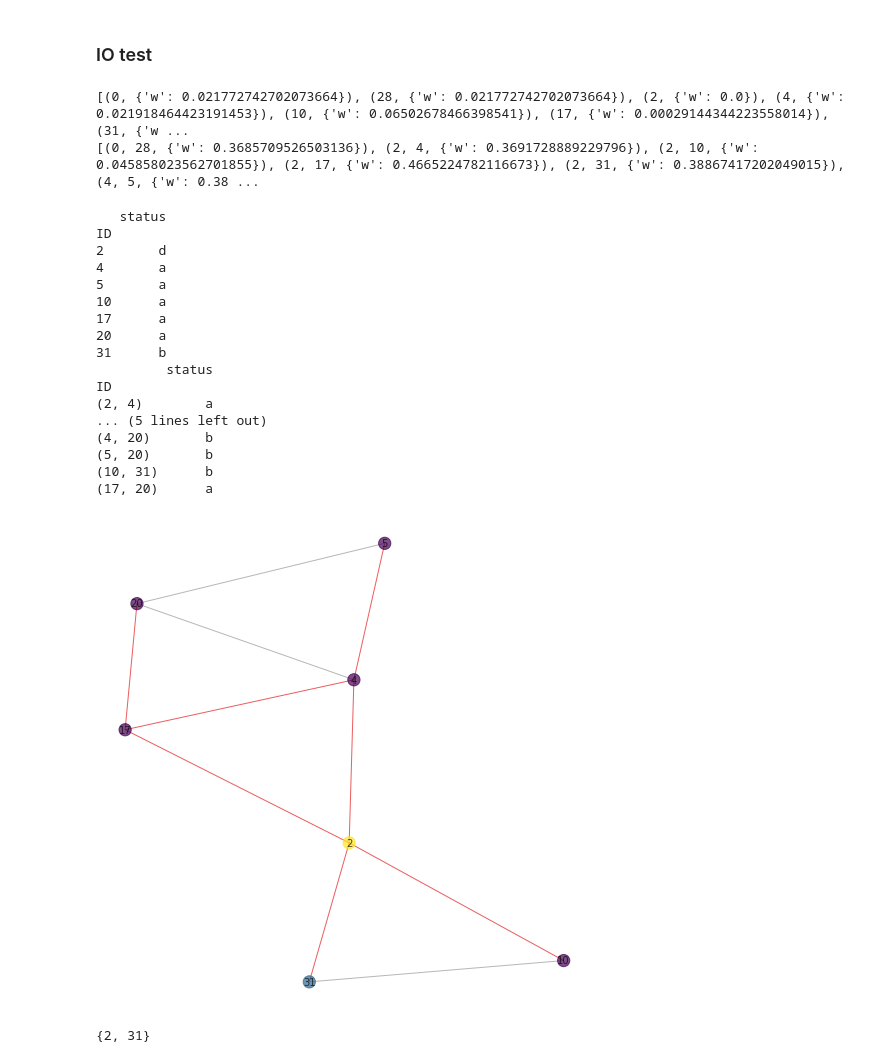
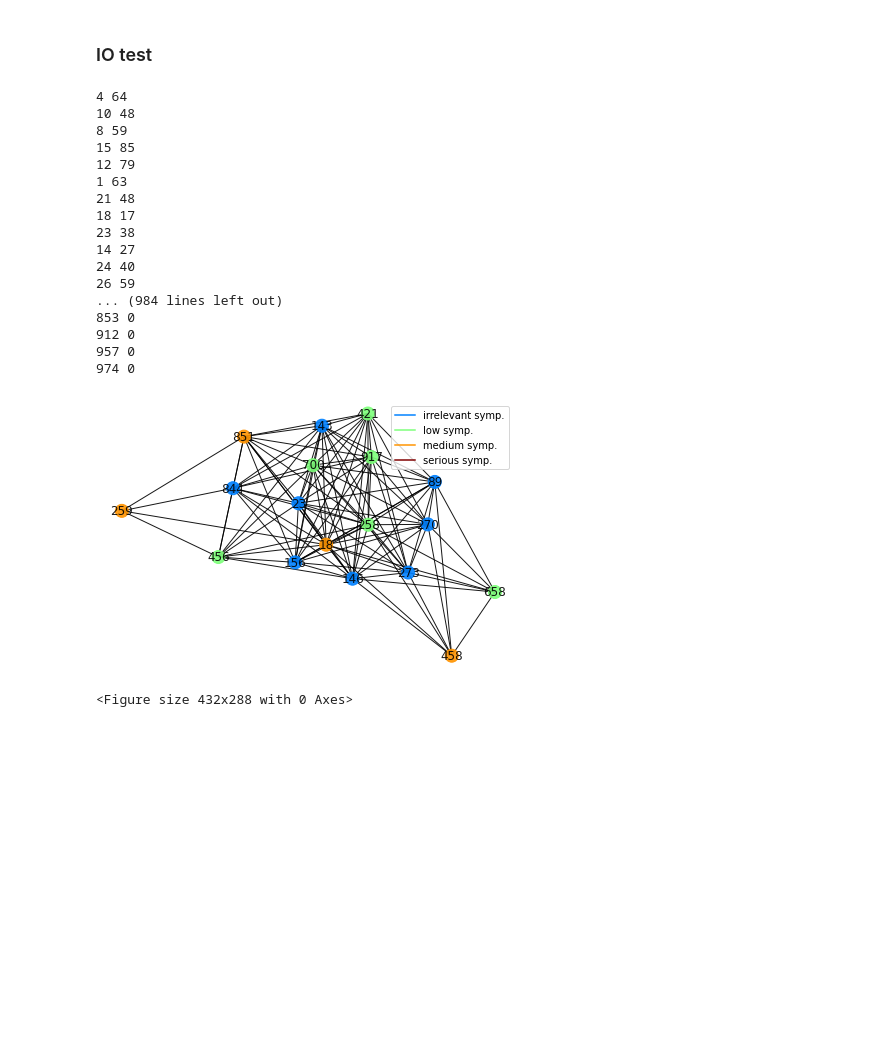
Before and after one commit to anty-filidor/covidout, a Jupyter notebook: tests.ipynb, the cells around one changed output. Drawn from its saved outputs; the diff is of its cells as text; code cells hidden in the pictures; blank space fills up the shorter version.

```diff
--- a/tests.ipynb
+++ b/tests.ipynb
@@ -22,40 +24,36 @@ import visualisations as vis, ioops, spreading
 # %% [markdown]
 ### IO test
 # %%
-g = ioops.read_net('nodes.csv', 'edges.csv')
+g = ioops.read_net('data/nod2.csv', 'data/edg2.csv')
 
-print(g.nodes(data=True))
-print(g.edges(data=True))
+# print(g.nodes(data=True))
+# print(g.edges(data=True))
+for n in g.nodes():
+    nbrs = [*g[n].keys()]
+    print(n, len(nbrs))
 # %% [output]
-[(0, {'w': 0.021772742702073664}), (28, {'w': 0.021772742702073664}), (2, {'w': 0.0}), (4, {'w': 0.021918464423191453}), (10, {'w': 0.06502678466398541}), (17, {'w': 0.00029144344223558014}), (31, {'w ...
-[(0, 28, {'w': 0.3685709526503136}), (2, 4, {'w': 0.3691728889229796}), (2, 10, {'w': 0.045858023562701855}), (2, 17, {'w': 0.4665224782116673}), (2, 31, {'w': 0.38867417202049015}), (4, 5, {'w': 0.38 ...
+4 64
+10 48
+8 59
+15 85
+12 79
+1 63
+21 48
+18 17
+23 38
+14 27
+24 40
+26 59
+... (984 lines left out)
+853 0
+912 0
+957 0
+974 0
 # %%
 #for n in g.nodes():
 #    print(g.nodes[n])
 
-
-vis.plot(g, 2, 2)
+_ = vis.plot(g, 18, 1)
 # %% [output]
+[figure, new version]
-   status
-ID
-2       d
-4       a
-5       a
-10      a
-17      a
-20      a
-31      b
-         status
-ID
-(2, 4)        a
-... (5 lines left out)
-(4, 20)       b
-(5, 20)       b
-(10, 31)      b
-(17, 20)      a
+<Figure size 432x288 with 0 Axes>
-[figure, old version]
-# %%
-v = spreading.sperad(g, 2)
-print(v)
-# %% [output]
-{2, 31}
```
Also changed, not shown: parts of 4 cells of this notebook, 7 other files.
